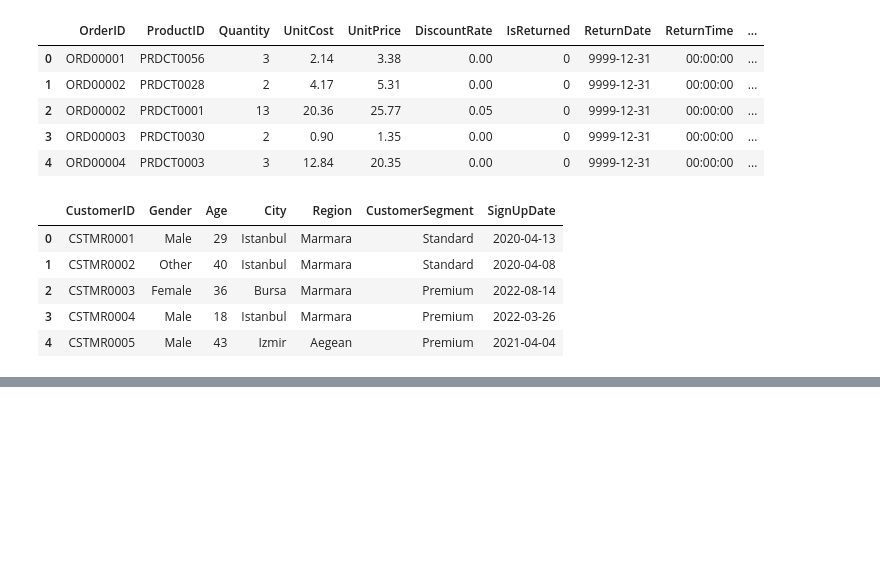
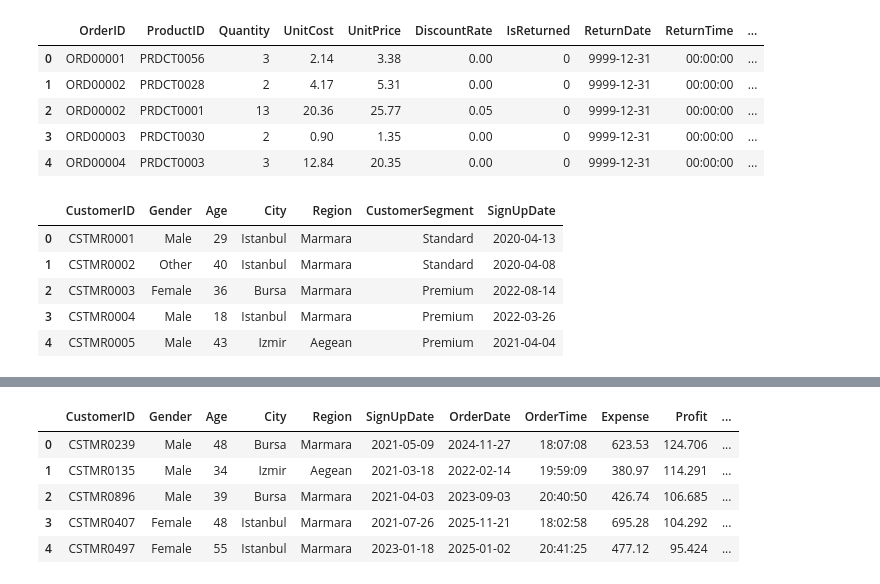
Before and after one commit to geff-ghost/notebooks, a Jupyter notebook: retail_data/MixedKnowledge.ipynb, the cells around one changed output, grey strips where cells are left out. Saved outputs shown, nothing was run; the diff lists cells and outputs as text; code cells hidden in the pictures; blank space fills up the shorter version.

```diff
--- a/retail_data/MixedKnowledge.ipynb
+++ b/retail_data/MixedKnowledge.ipynb
@@ -1227,0 +1351,9 @@ pd.read_sql(query, conn)
+# %%
+standard_customers.head()
+# %% [output]
+|  | CustomerID | Gender | Age | City | Region | SignUpDate | OrderDate | OrderTime | Expense | Profit | ... |
+| 0 | CSTMR0239 | Male | 48 | Bursa | Marmara | 2021-05-09 | 2024-11-27 | 18:07:08 | 623.53 | 124.706 | ... |
+| 1 | CSTMR0135 | Male | 34 | Izmir | Aegean | 2021-03-18 | 2022-02-14 | 19:59:09 | 380.97 | 114.291 | ... |
+| 2 | CSTMR0896 | Male | 39 | Bursa | Marmara | 2021-04-03 | 2023-09-03 | 20:40:50 | 426.74 | 106.685 | ... |
+| 3 | CSTMR0407 | Female | 48 | Istanbul | Marmara | 2021-07-26 | 2025-11-21 | 18:02:58 | 695.28 | 104.292 | ... |
+| 4 | CSTMR0497 | Female | 55 | Istanbul | Marmara | 2023-01-18 | 2025-01-02 | 20:41:25 | 477.12 | 95.424 | ... |
```
Also changed, not shown: parts of 4 cells of this notebook.
